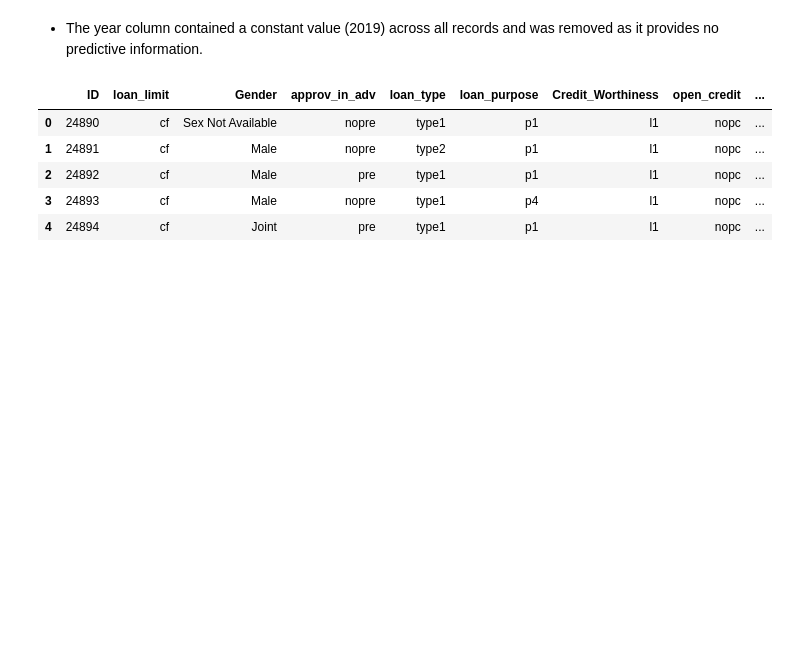
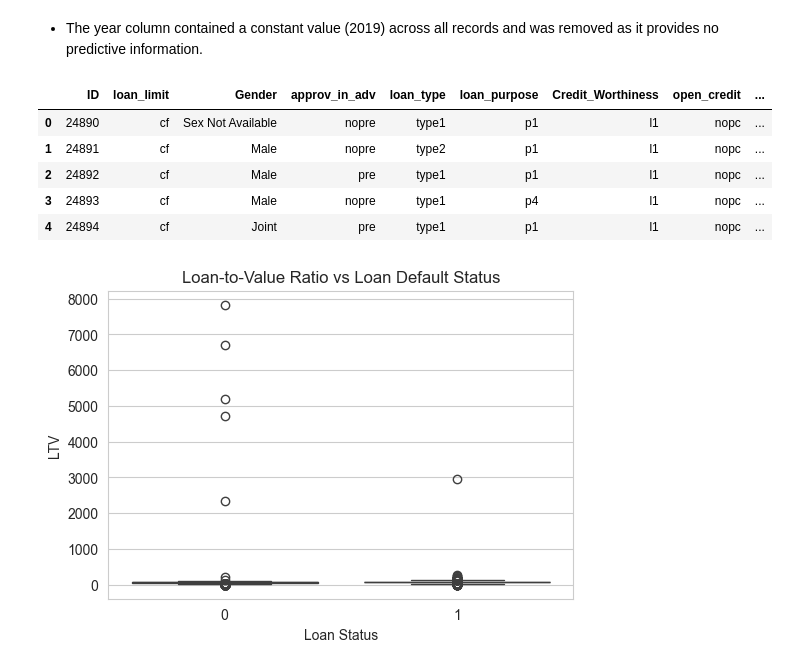
Before and after one commit to Rishabh-Devadiga/AI-Loan-Default-Prediction-, a Jupyter notebook: EDA_loan_dataset.ipynb, the cells around one changed output. Cells and saved outputs as stored; diff of their text form; code cells hidden in the pictures; blank space fills up the shorter version.

```diff
--- a/EDA_loan_dataset.ipynb
+++ b/EDA_loan_dataset.ipynb
@@ -286,3 +286,12 @@ df.head(5)
 | 2 | 24892 | cf | Male | pre | type1 | p1 | l1 | nopc | ... |
 | 3 | 24893 | cf | Male | nopre | type1 | p4 | l1 | nopc | ... |
 | 4 | 24894 | cf | Joint | pre | type1 | p1 | l1 | nopc | ... |
+# %%
+plt.figure(figsize=(6,4))
+sns.boxplot(x="Status", y="LTV", data=df)
+plt.title("Loan-to-Value Ratio vs Loan Default Status")
+plt.xlabel("Loan Status")
+plt.ylabel("LTV")
+plt.show()
+# %% [output]
+[figure, added]
```
Also changed, not shown: parts of 3 cells of this notebook, 1 other file.
